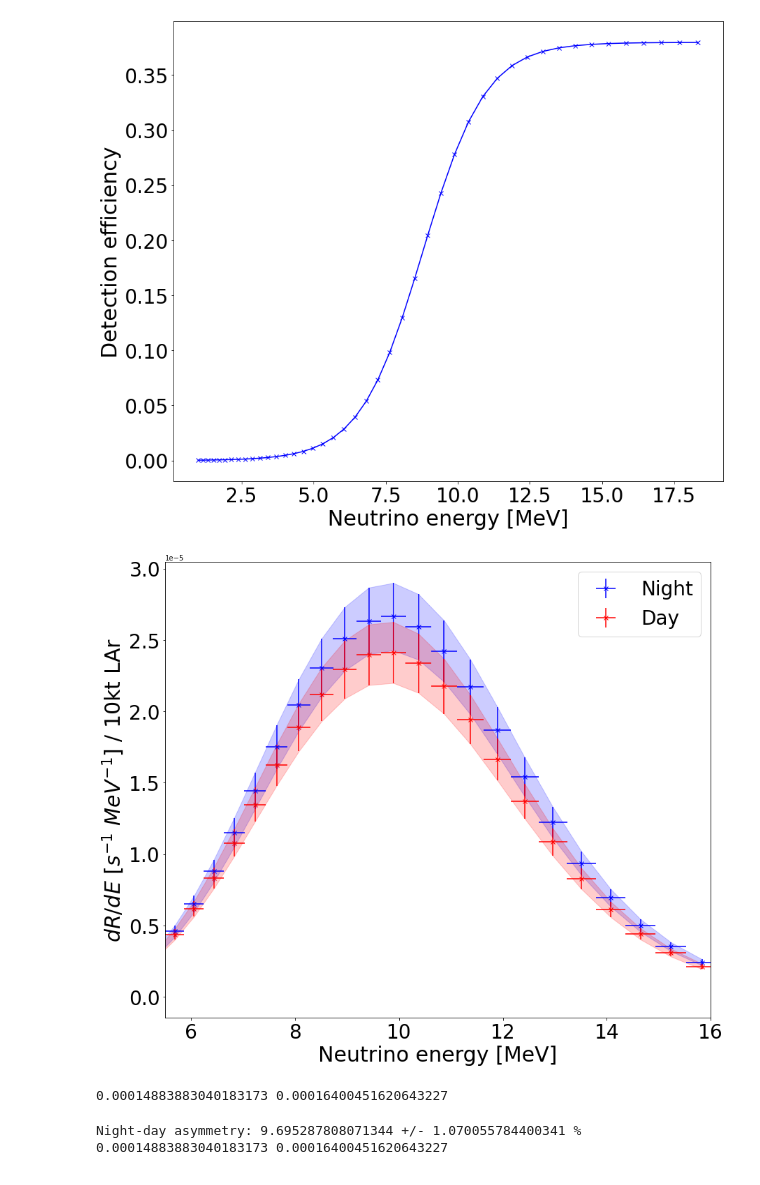
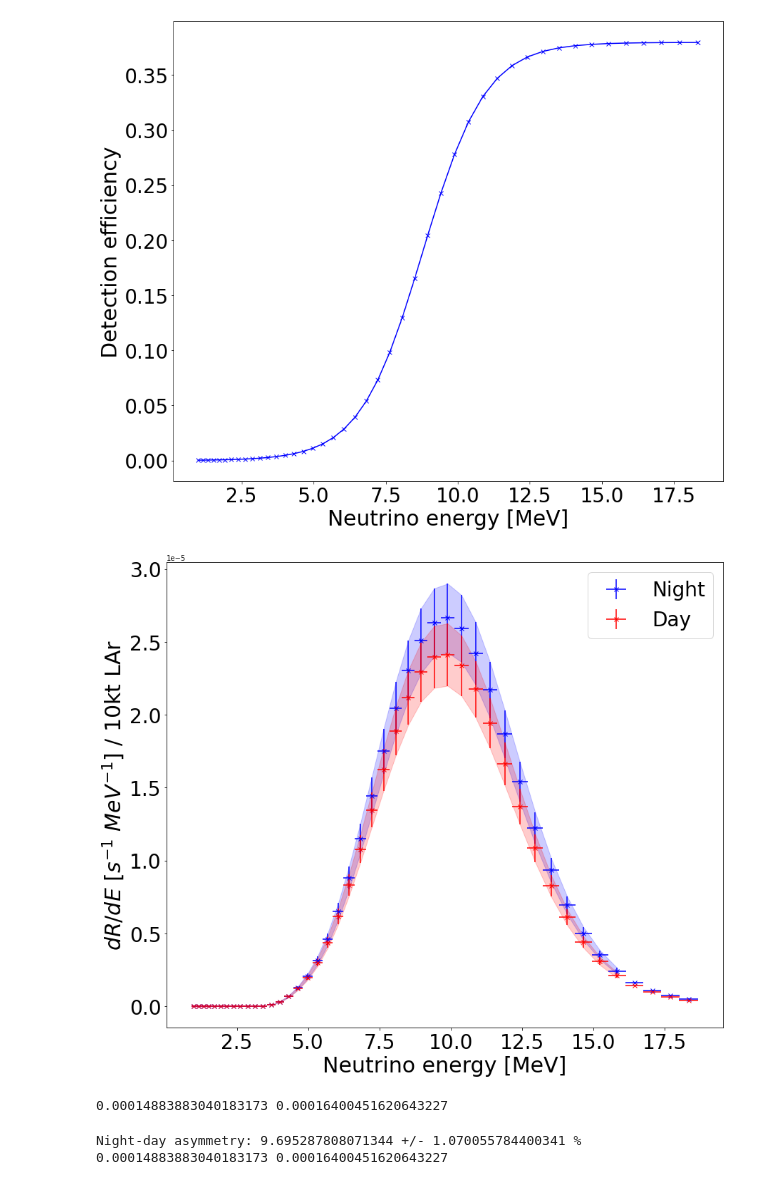
Before and after one commit to nlane314/soLAr-sens, a Jupyter notebook: notebooks/projsens.ipynb, the cells around one changed output. Cells and saved outputs as stored; diff of their text form; code cells hidden in the pictures.

```diff
--- a/notebooks/projsens.ipynb
+++ b/notebooks/projsens.ipynb
@@ -486,35 +486,35 @@ for i in range(0, len(xdata)):
     convener = f(xdata, params_lin[0], params_lin[1])
     convE = f(xdata[i], params_lin[0], params_lin[1])
 
     dayval = eff*nt*fluxspec*crosssec*Spd*gauss_function(convener, a/convE, convE, resol*convE)*fac
 
     dayval[np.isnan(dayval)] = 0
     intday_E = np.append(intday_E, sum(dayval))
 
 plt.errorbar(xdata, intnight_E, xerr=uncer, linestyle='',yerr=R_errors(intnight_E, eff_std, flux_std, cross_perc), marker="x", color="blue", label='Night')
 plt.errorbar(xdata, intday_E, xerr=uncer, linestyle='',yerr=R_errors(intday_E, eff_std, flux_std, cross_perc), marker="x", color="red", label='Day')
 
 plt.fill_between(xdata, (intnight_E)+R_errors(intnight_E, eff_std, flux_std, cross_perc), (intnight_E)-R_errors(intnight_E, eff_std, flux_std, cross_perc), color='blue', alpha=0.2)
 plt.fill_between(xdata, (intday_E)+R_errors(intday_E, eff_std, flux_std, cross_perc), (intday_E)-R_errors(intday_E, eff_std, flux_std, cross_perc), color='red', alpha=0.2)
 
 plt.xlabel('Neutrino energy [MeV]',fontsize=30)
 plt.xticks(fontsize=28)
 
 plt.ylabel('$dR/dE$ [$s^{-1}\ MeV^{-1}$] / $10$kt LAr',fontsize=30)
 plt.yticks(fontsize=28)
 plt.legend(fontsize=28)
 
-plt.xlim(5.5,16)
+#plt.xlim(5.5,16)
 
 #plt.ylim(0, 1500)
 #plt.title("SNOwGLoBES", fontsize=20)
 plt.show()
 
 rateday = np.sum(intday_E*bwidth)
 ratenight = np.sum(intnight_E*bwidth)
 print(rateday, ratenight)
 # %% [output]
-[figure, old version]
+[figure, new version]
 0.00014883883040183173 0.00016400451620643227
 # %%
 def asymerr(night, day, back):
```
Also changed, not shown: parts of 4 cells of this notebook.
